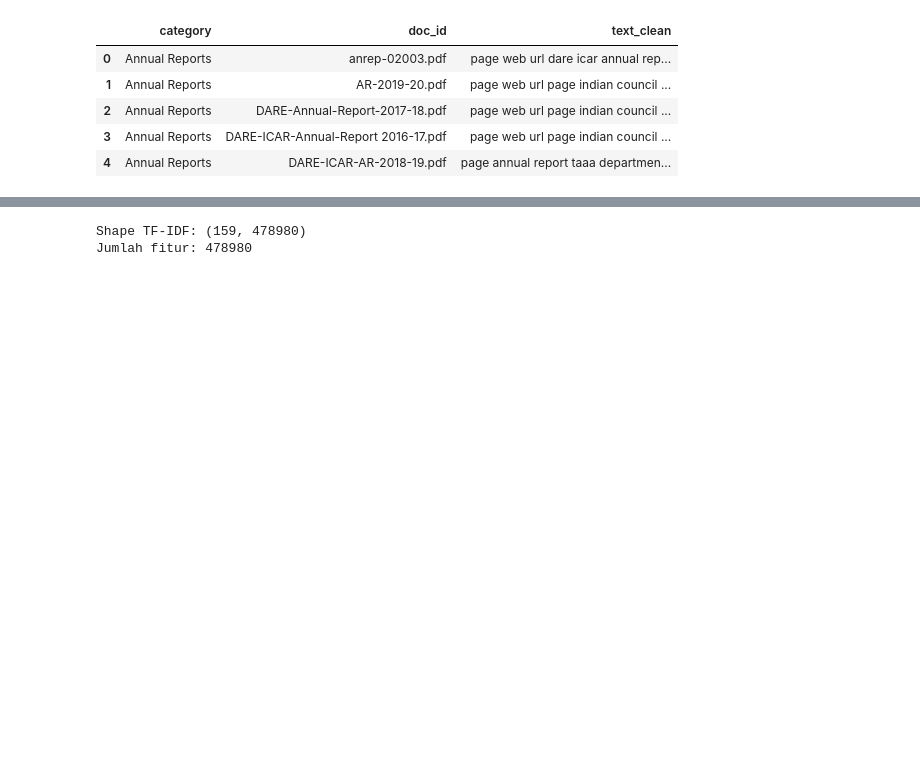
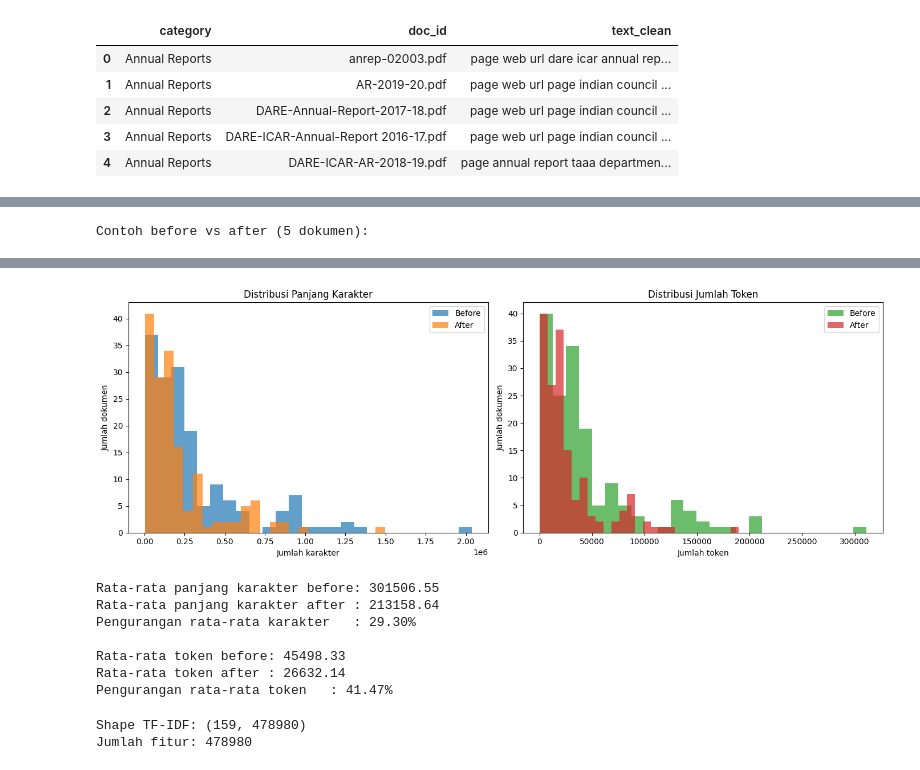
Before and after one commit to FatihHDR/agriculture-topic-modeling-nlp, a Jupyter notebook: preprocess_nlp.ipynb, the cells around one changed output, grey strips where cells are left out. Cells and saved outputs as stored; diff of their text form; code cells hidden in the pictures; blank space fills up the shorter version.

```diff
--- a/preprocess_nlp.ipynb
+++ b/preprocess_nlp.ipynb
@@ -118,0 +122,51 @@ Contoh hasil preprocessing:
+# %%
+import matplotlib.pyplot as plt
+
+# Data ringkas before vs after
+viz_df = df[["category", "doc_id", "text_raw", "text_clean"]].copy()
+viz_df["len_raw"] = viz_df["text_raw"].str.len()
+viz_df["len_clean"] = viz_df["text_clean"].str.len()
+viz_df["tok_raw"] = viz_df["text_raw"].str.split().str.len()
+viz_df["tok_clean"] = viz_df["text_clean"].str.split().str.len()
+
+# 1) Contoh teks sebelum vs sesudah (dipotong agar rapi)
+preview = viz_df[["category", "doc_id", "text_raw", "text_clean"]].head(5).copy()
+preview["text_raw"] = preview["text_raw"].str.slice(0, 220) + "..."
+preview["text_clean"] = preview["text_clean"].str.slice(0, 220) + "..."
+print("Contoh before vs after (5 dokumen):")
+display(preview)
+
+# 2) Histogram panjang karakter
+fig, axes = plt.subplots(1, 2, figsize=(14, 5))
+
+axes[0].hist(viz_df["len_raw"], bins=25, alpha=0.7, color="#1f77b4", label="Before")
+axes[0].hist(viz_df["len_clean"], bins=25, alpha=0.7, color="#ff7f0e", label="After")
+axes[0].set_title("Distribusi Panjang Karakter")
+axes[0].set_xlabel("Jumlah karakter")
+axes[0].set_ylabel("Jumlah dokumen")
+axes[0].legend()
+
+# 3) Histogram jumlah token
+axes[1].hist(viz_df["tok_raw"], bins=25, alpha=0.7, color="#2ca02c", label="Before")
+axes[1].hist(viz_df["tok_clean"], bins=25, alpha=0.7, color="#d62728", label="After")
+axes[1].set_title("Distribusi Jumlah Token")
+axes[1].set_xlabel("Jumlah token")
+axes[1].set_ylabel("Jumlah dokumen")
+axes[1].legend()
+
+plt.tight_layout()
+plt.show()
+
+# 4) Rata-rata pengurangan
+char_reduction_pct = (1 - (viz_df["len_clean"].mean() / viz_df["len_raw"].mean())) * 100
+tok_reduction_pct = (1 - (viz_df["tok_clean"].mean() / viz_df["tok_raw"].mean())) * 100
+
+print(f"Rata-rata panjang karakter before: {viz_df['len_raw'].mean():.2f}")
+print(f"Rata-rata panjang karakter after : {viz_df['len_clean'].mean():.2f}")
+print(f"Pengurangan rata-rata karakter   : {char_reduction_pct:.2f}%")
+print()
+print(f"Rata-rata token before: {viz_df['tok_raw'].mean():.2f}")
+print(f"Rata-rata token after : {viz_df['tok_clean'].mean():.2f}")
+print(f"Pengurangan rata-rata token   : {tok_reduction_pct:.2f}%")
+# %% [output]
+Contoh before vs after (5 dokumen):
@@ -119,3 +179,11 @@ Contoh hasil preprocessing:
+[figure, added]
+Rata-rata panjang karakter before: 301506.55
+Rata-rata panjang karakter after : 213158.64
+Pengurangan rata-rata karakter   : 29.30%
+
+Rata-rata token before: 45498.33
+Rata-rata token after : 26632.14
+Pengurangan rata-rata token   : 41.47%
 # %%
 # 5) Data transformation: TF-IDF
 vectorizer = TfidfVectorizer(
```
Also changed, not shown: parts of 9 cells of this notebook, 1 other file.
